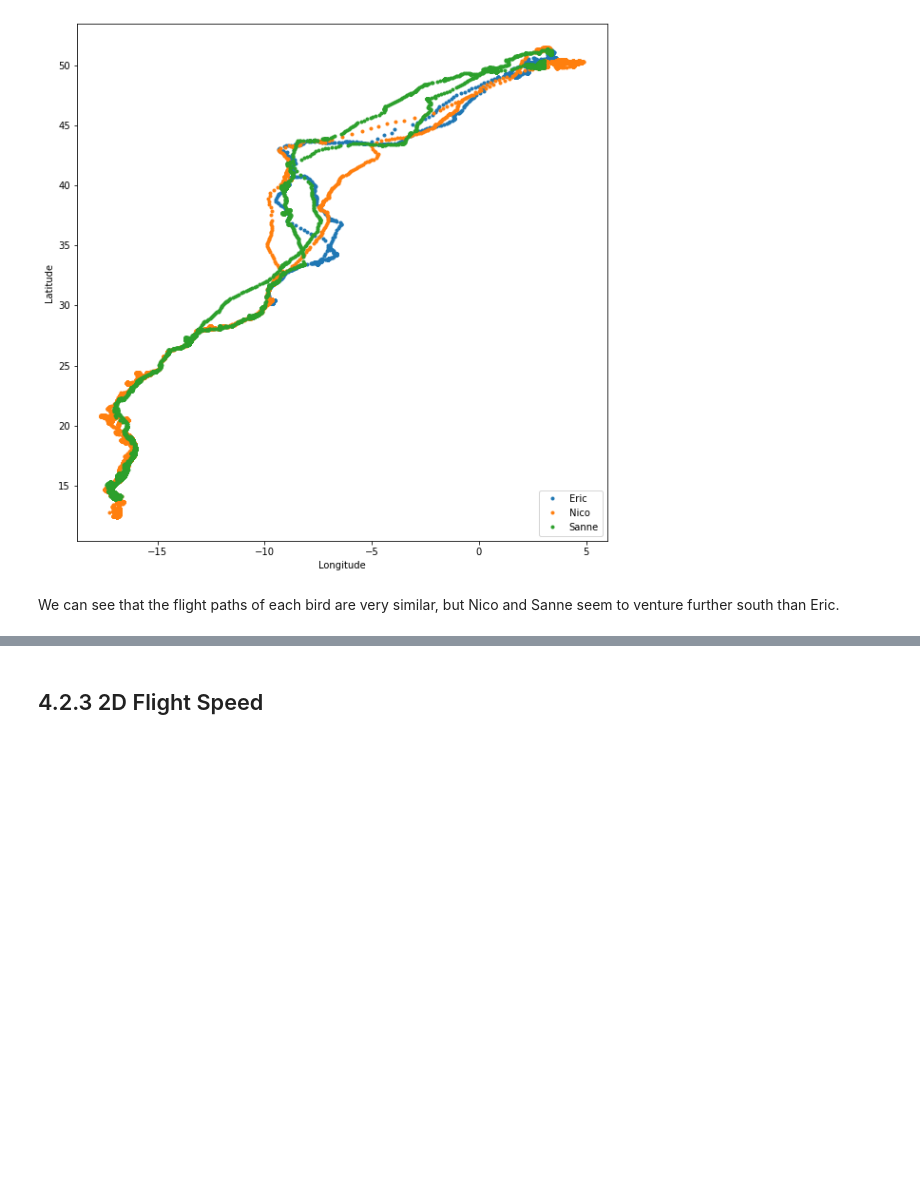
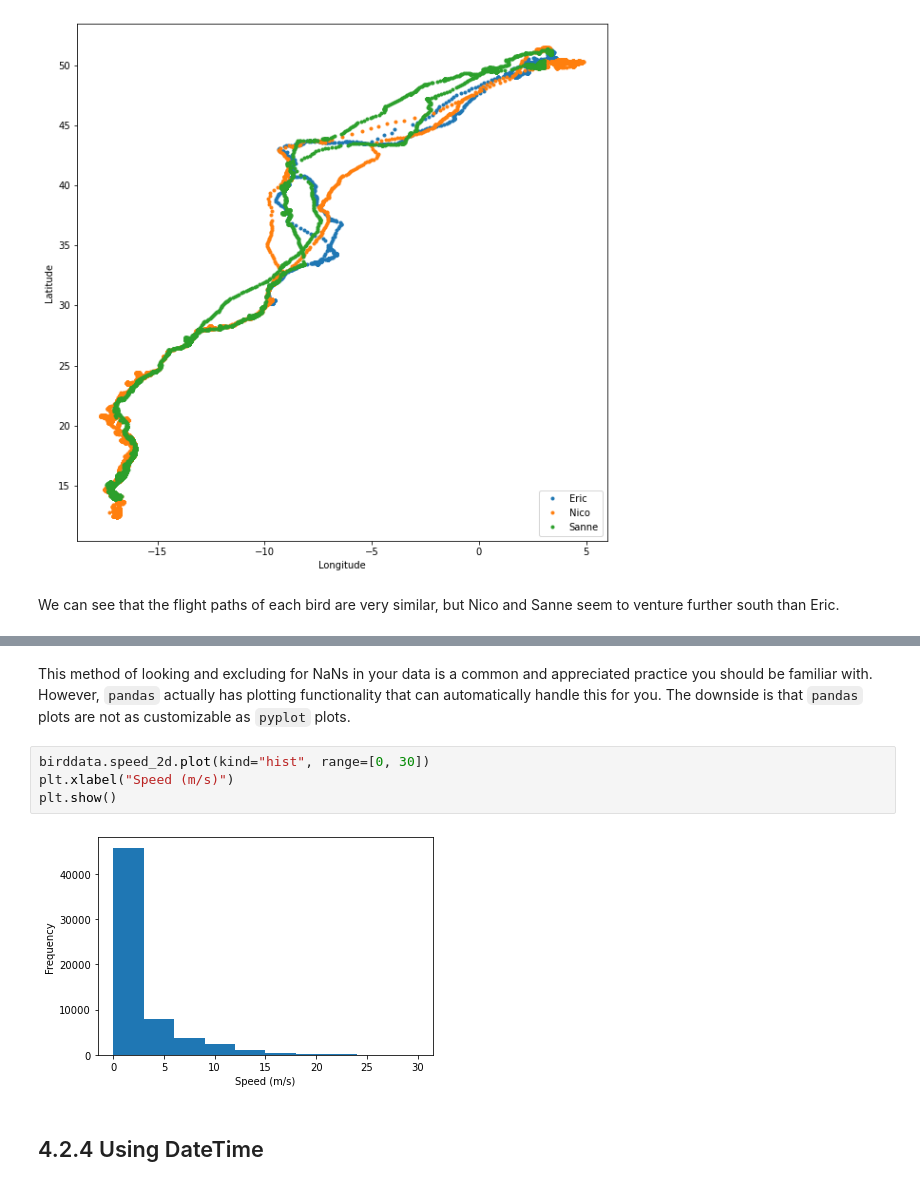
Before and after one commit to akhilkarra/python-lab, a Jupyter notebook: notebooks/PH526x/week4/week4_notes.ipynb, the cells around one changed output, grey strips where cells are left out. Drawn from its saved outputs; the diff is of its cells as text; blank space fills up the shorter version.

```diff
--- a/notebooks/PH526x/week4/week4_notes.ipynb
+++ b/notebooks/PH526x/week4/week4_notes.ipynb
@@ -337,2 +387,10 @@ We can see that the flight paths of each bird are very similar, but Nico and San
+# %% [markdown]
+This method of looking and excluding for NaNs in your data is a common and appreciated practice you should be familiar with. However, ``pandas`` actually has plotting functionality that can automatically handle this for you. The downside is that ``pandas`` plots are not as customizable as ``pyplot`` plots.
+# %%
+birddata.speed_2d.plot(kind="hist", range=[0, 30])
+plt.xlabel("Speed (m/s)")
+plt.show()
+# %% [output]
+[figure, added]
 # %% [markdown]
-## 4.2.3 2D Flight Speed
+## 4.2.4 Using DateTime
```
Also changed, not shown: parts of 14 cells of this notebook.
